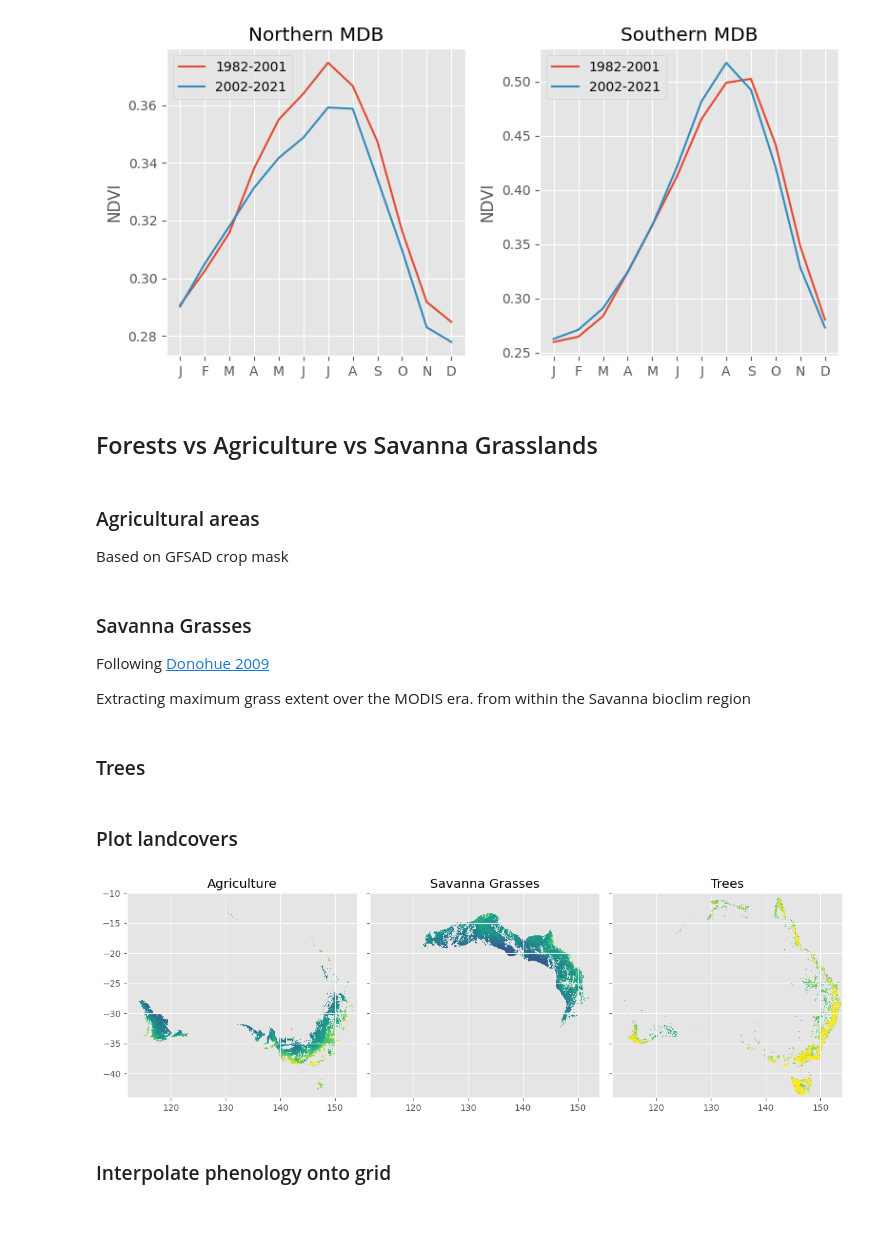
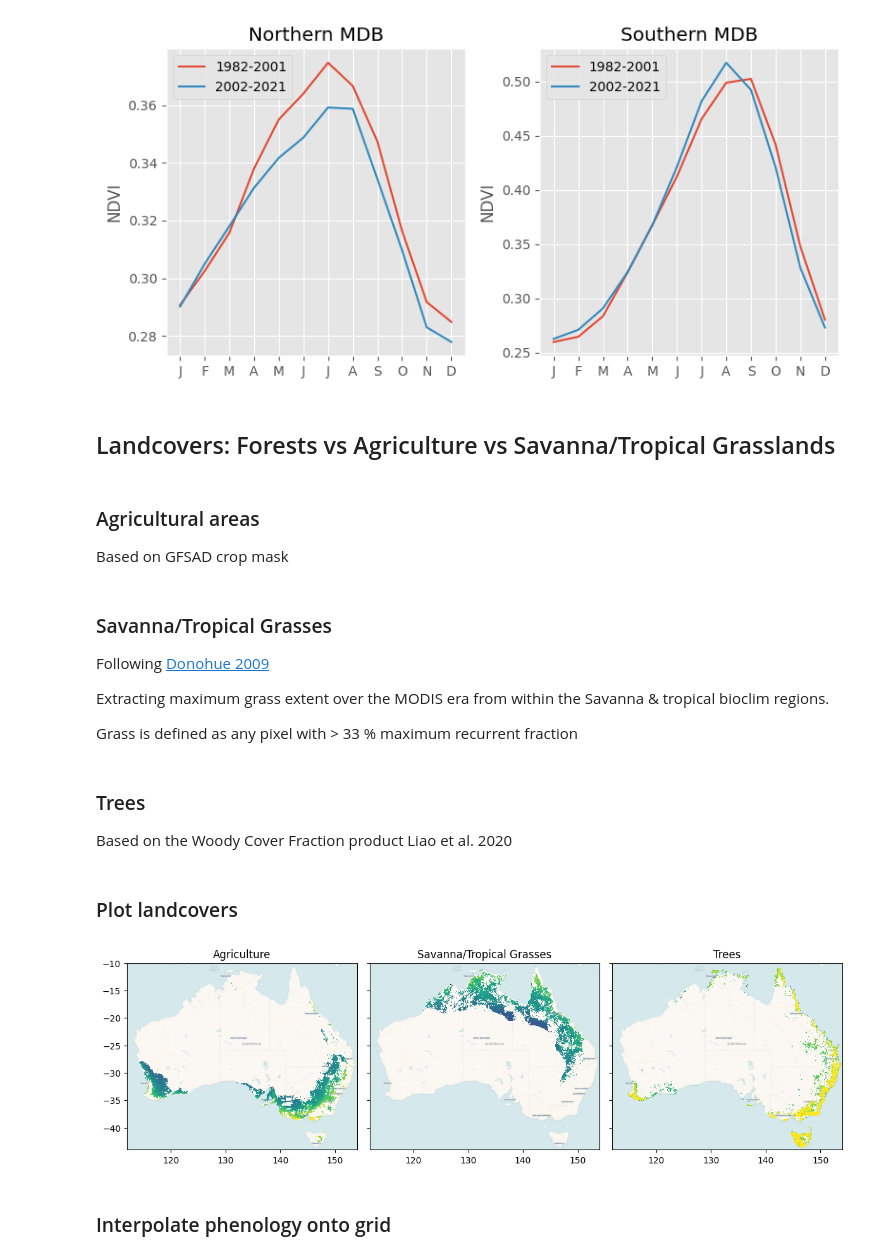
Before and after one commit to cbur24/climate-carbon-interactions, a Jupyter notebook: notebooks/misc/Analyse_specific_regions.ipynb, the cells around one changed output. Saved outputs shown, nothing was run; the diff lists cells and outputs as text; code cells hidden in the pictures; blank space fills up the shorter version.

Commit message:
refine specific regions

```diff
--- a/notebooks/misc/Analyse_specific_regions.ipynb
+++ b/notebooks/misc/Analyse_specific_regions.ipynb
@@ -183,3 +188,13 @@ smdb_mask = round_coords(smdb_mask)
 ds_mdb = ds.where(non_trees_mask).where(mdb_mask, drop=True)
 ds_nmdb = ds.where(non_trees_mask).where(nmdb_mask, drop=True)
 ds_smdb = ds.where(non_trees_mask).where(smdb_mask, drop=True)
+# %%
+plt.style.use('default')
+fig, ax = plt.subplots(1,2, figsize=(10,5))
+ds_nmdb.mean('time').plot(ax=ax[0],add_labels=False, vmax=0.7, vmin=0, add_colorbar=False)
+ds_smdb.mean('time').plot(ax=ax[1],add_labels=False,vmax=0.7, vmin=0, add_colorbar=False)
+ctx.add_basemap(ax[0], source=ctx.providers.CartoDB.Voyager, crs='EPSG:4326', attribution='', attribution_size=1)
+ctx.add_basemap(ax[1], source=ctx.providers.CartoDB.Voyager, crs='EPSG:4326', attribution='', attribution_size=1)
+ax[0].set_title('Northern MDB')
+ax[1].set_title('Southern MDB')
+plt.tight_layout();
@@ -236,7 +253,7 @@ plt.tight_layout()
 # %% [output]
 [figure]
 # %% [markdown]
-## Forests vs Agriculture vs Savanna Grasslands
+## Landcovers: Forests vs Agriculture vs Savanna/Tropical Grasslands
 # %% [markdown]
 ### Agricultural areas
 
@@ -249,13 +266,15 @@ ag = ag.odc.reproject(ds.odc.geobox, resampling='mode')
 ag = round_coords(ag)
 ds_ag = ds.where(non_trees_mask).where(ag)
 # %% [markdown]
-### Savanna Grasses
+### Savanna/Tropical Grasses
 
 Following [Donohue 2009](https://onlinelibrary.wiley.com/doi/full/10.1111/j.1365-2486.2008.01746.x)
 
-Extracting maximum grass extent over the MODIS era. from within the Savanna bioclim region
+Extracting maximum grass extent over the MODIS era from within the Savanna & tropical bioclim regions.
+
+Grass is defined as any pixel with > 33 % maximum recurrent fraction
 # %%
-# enter NDVI value of bare soil
+# enter NDVI value of bare soil and maximum NDVI
 ndvi_min = 0.141
 ndvi_max = 0.91
 
@@ -284,13 +303,13 @@ recurrent.name='grass'
 recurrent_annual = recurrent.resample(time='1Y').max()
 
 # grass only where there isn't ag and trees.
-grass = (recurrent_annual.max('time') > 0.25)
+grass = (recurrent_annual.max('time') >= 0.33)
 grass = xr.where(ag==0, grass, 0)
 grass = xr.where(trees_mask==0, grass, 0)
 
 # create a savanna mask
 bioclim = gpd.read_file('/g/data/os22/chad_tmp/NEE_modelling/data/bioclimatic_regions.geojson')
-savanna = bioclim.loc[bioclim['region_name']=='Savanna']
+savanna = bioclim.loc[bioclim['region_name'].isin(['Savanna', 'Tropics'])]
 savanna = xr_rasterize(savanna, ds)
 savanna = round_coords(savanna)
 
@@ -298,4 +317,6 @@ savanna = round_coords(savanna)
 ds_grass = ds.where(grass).where(savanna)
 # %% [markdown]
 ### Trees
+
+Based on the Woody Cover Fraction product Liao et al. 2020
 # %%
@@ -304,16 +325,20 @@ ds_trees = ds_trees.where(ds_trees>0.15)
 # %% [markdown]
 ### Plot landcovers
 # %%
+plt.style.use('default')
 fig, ax = plt.subplots(1,3, figsize=(12,4), sharey=True)
-ds_ag.mean('time').plot.imshow(ax=ax[0],add_labels=False, vmax=0.7, vmin=0, add_colorbar=False)
-ds_grass.mean('time').plot.imshow(ax=ax[1],add_labels=False,vmax=0.7, vmin=0, add_colorbar=False)
-ds_trees.mean('time').plot.imshow(ax=ax[2],add_labels=False,vmax=0.7, vmin=0, add_colorbar=False)
+ds_ag.mean('time').plot(ax=ax[0],add_labels=False, vmax=0.7, vmin=0, add_colorbar=False)
+ds_grass.mean('time').plot(ax=ax[1],add_labels=False,vmax=0.7, vmin=0, add_colorbar=False)
+ds_trees.mean('time').plot(ax=ax[2],add_labels=False,vmax=0.7, vmin=0, add_colorbar=False)
+ctx.add_basemap(ax[0], source=ctx.providers.CartoDB.Voyager, crs='EPSG:4326', attribution='', attribution_size=1)
+ctx.add_basemap(ax[1], source=ctx.providers.CartoDB.Voyager, crs='EPSG:4326', attribution='', attribution_size=1)
+ctx.add_basemap(ax[2], source=ctx.providers.CartoDB.Voyager, crs='EPSG:4326', attribution='', attribution_size=1)
 ax[0].set_title('Agriculture')
-ax[1].set_title('Savanna Grasses')
+ax[1].set_title('Savanna/Tropical Grasses')
 ax[2].set_title('Trees')
 plt.tight_layout();
 # %% [output]
-[figure, old version]
+[figure, new version]
 # %% [markdown]
 ### Interpolate phenology onto grid
 # %%
```
Also changed, not shown: parts of 7 cells of this notebook.
